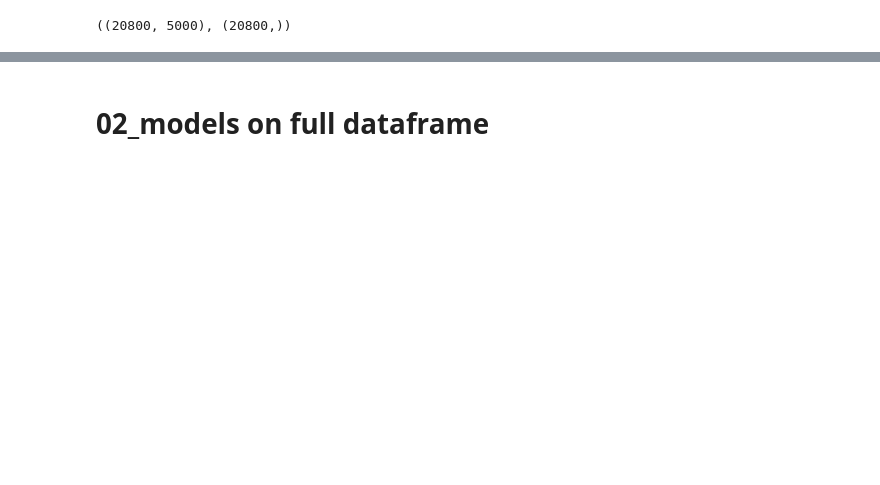
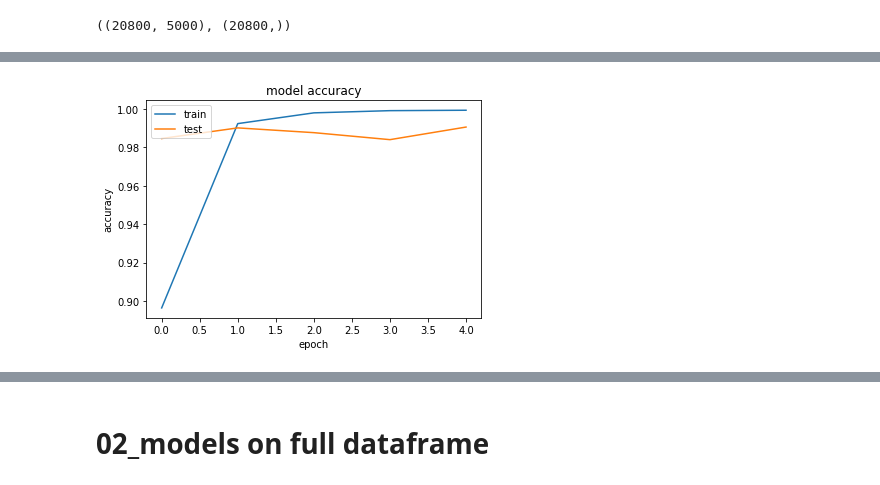
Before and after one commit to Idanleyb/Fake-News-Project, a Jupyter notebook: Fake_news.ipynb, the cells around one changed output, grey strips where cells are left out. Saved outputs shown, nothing was run; the diff lists cells and outputs as text; code cells hidden in the pictures; blank space fills up the shorter version.

```diff
--- a/Fake_news.ipynb
+++ b/Fake_news.ipynb
@@ -1049,5 +1206,5 @@ X_final.shape,y_final.shape
 X_train_final, X_test_final, y_train_final, y_test_final = train_test_split(X_final, y_final, test_size=0.33, random_state=42)
 
 # Fitting with 10 epochs and 64 batch size
-model.fit(X_train_final,y_train_final,validation_data=(X_test_final,y_test_final),epochs=10,batch_size=64)
+history=model.fit(X_train_final,y_train_final,validation_data=(X_test_final,y_test_final),epochs=5,batch_size=64)
 # %% [output]
@@ -1151,15 +1221,10 @@ accuracy_score(y_test,y_pred)
 # %%
-# def performance_history(history,model_type,name):
-#     plt.plot(history.history['accuracy'])
-#     plt.plot(history.history['val_accuracy'])
-#     plt.title('model accuracy')
-#     plt.ylabel('accuracy')
-#     plt.xlabel('epoch')
-#     plt.legend(['train', 'val'], loc='upper left')
-#     plt.show()
-# #     plt.savefig(model_dir + image_dir+ model_type+'/' + name + "_performance.jpeg")
-
-# def model_evaluation(model,X_test,y_test):
-#     score = model.evaluate(X_test, y_test, verbose=0)
-#     print(f'Test loss: {score[0]} / Test accuracy: {score[1]}')
-#     return score
+plt.plot(history.history['accuracy'])
+plt.plot(history.history['val_accuracy'])
+plt.title('model accuracy')
+plt.ylabel('accuracy')
+plt.xlabel('epoch')
+plt.legend(['train', 'test'], loc='upper left')
+plt.show()
+# %% [output]
+[figure, added]
```
Also changed, not shown: parts of 95 cells of this notebook.
